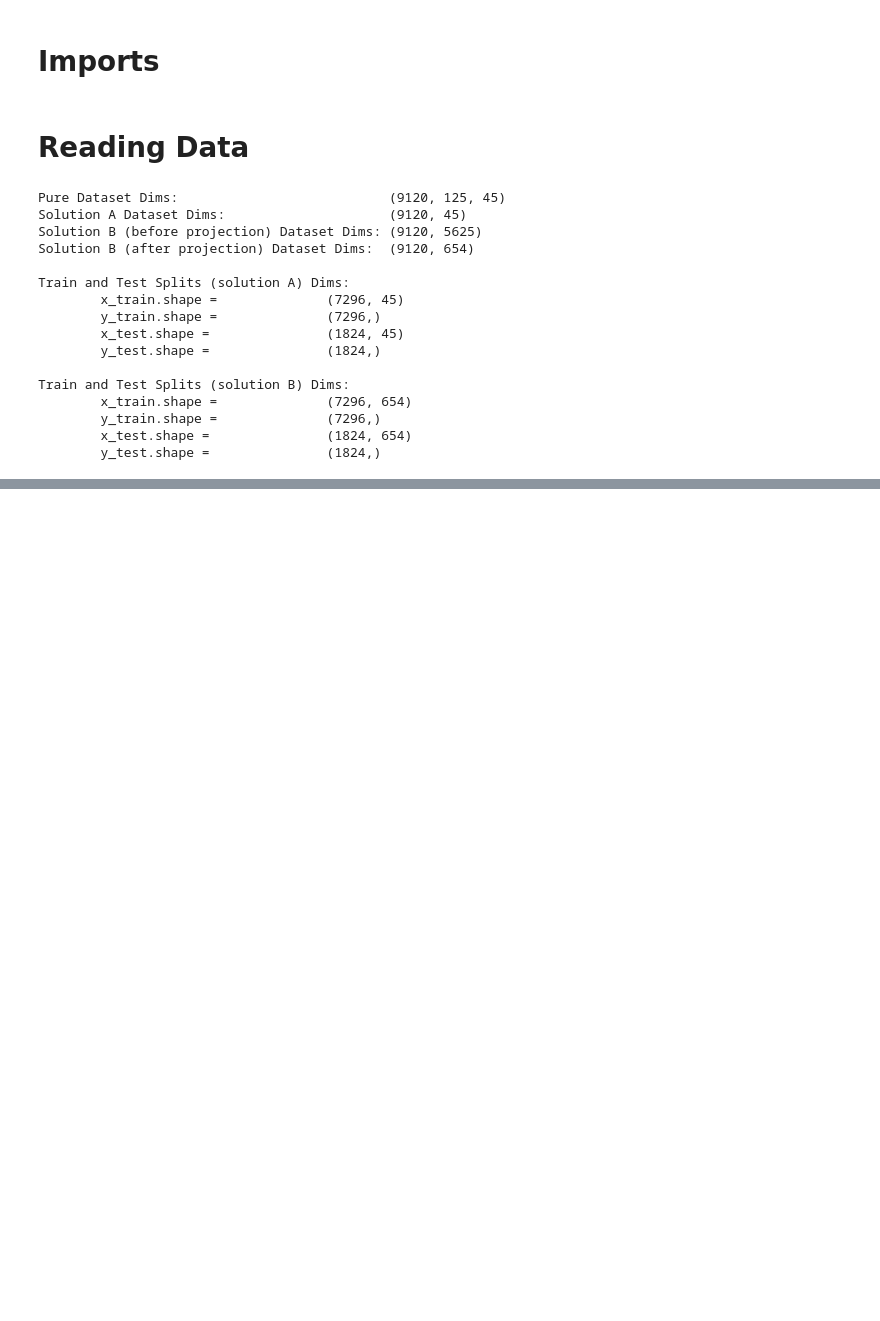
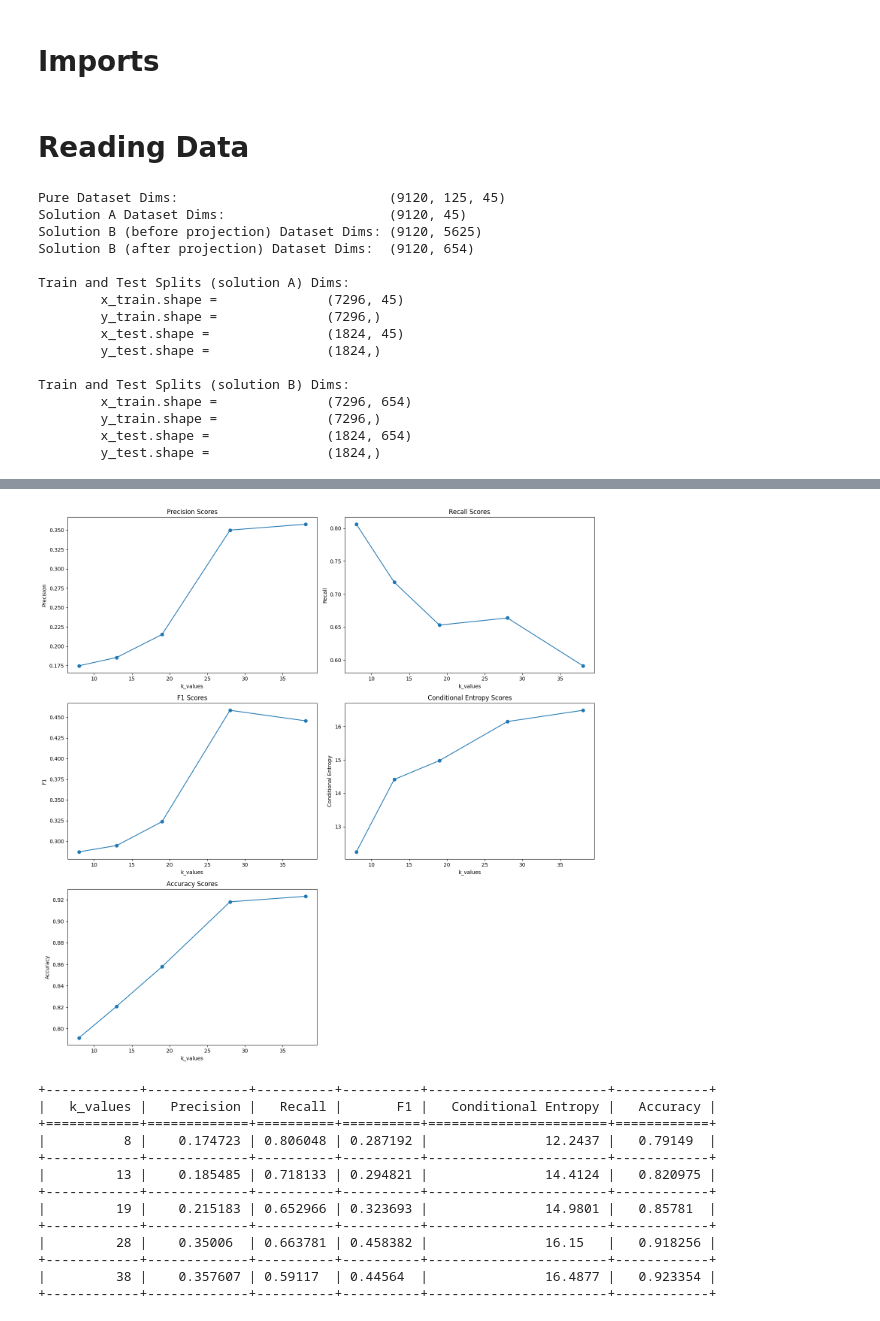
Before and after one commit to GeorgeBeshay/pr-lab02-activities-clustering, a Jupyter notebook: src/main.ipynb, the cells around one changed output, grey strips where cells are left out. Saved outputs shown, nothing was run; the diff lists cells and outputs as text; code cells hidden in the pictures; blank space fills up the shorter version.

```diff
--- a/src/main.ipynb
+++ b/src/main.ipynb
@@ -48,0 +109,21 @@ Train and Test Splits (solution B) Dims:
+# %%
+# Solution B
+plotter_solution_b = Plotter(k_values, solution_b_results[:, 0], solution_b_results[:, 1], solution_b_results[:, 2],
+                             solution_b_results[:, 3], solution_b_results[:, 4])
+plotter_solution_b.plot_scores()
+plotter_solution_b.tabulate_scores()
+# %% [output]
+[figure, added]
++------------+-------------+----------+----------+-----------------------+------------+
+|   k_values |   Precision |   Recall |       F1 |   Conditional Entropy |   Accuracy |
++============+=============+==========+==========+=======================+============+
+|          8 |    0.174723 | 0.806048 | 0.287192 |               12.2437 |   0.79149  |
++------------+-------------+----------+----------+-----------------------+------------+
+|         13 |    0.185485 | 0.718133 | 0.294821 |               14.4124 |   0.820975 |
++------------+-------------+----------+----------+-----------------------+------------+
+|         19 |    0.215183 | 0.652966 | 0.323693 |               14.9801 |   0.85781  |
++------------+-------------+----------+----------+-----------------------+------------+
+|         28 |    0.35006  | 0.663781 | 0.458382 |               16.15   |   0.918256 |
++------------+-------------+----------+----------+-----------------------+------------+
+|         38 |    0.357607 | 0.59117  | 0.44564  |               16.4877 |   0.923354 |
++------------+-------------+----------+----------+-----------------------+------------+
```
Also changed, not shown: parts of 4 cells of this notebook.
